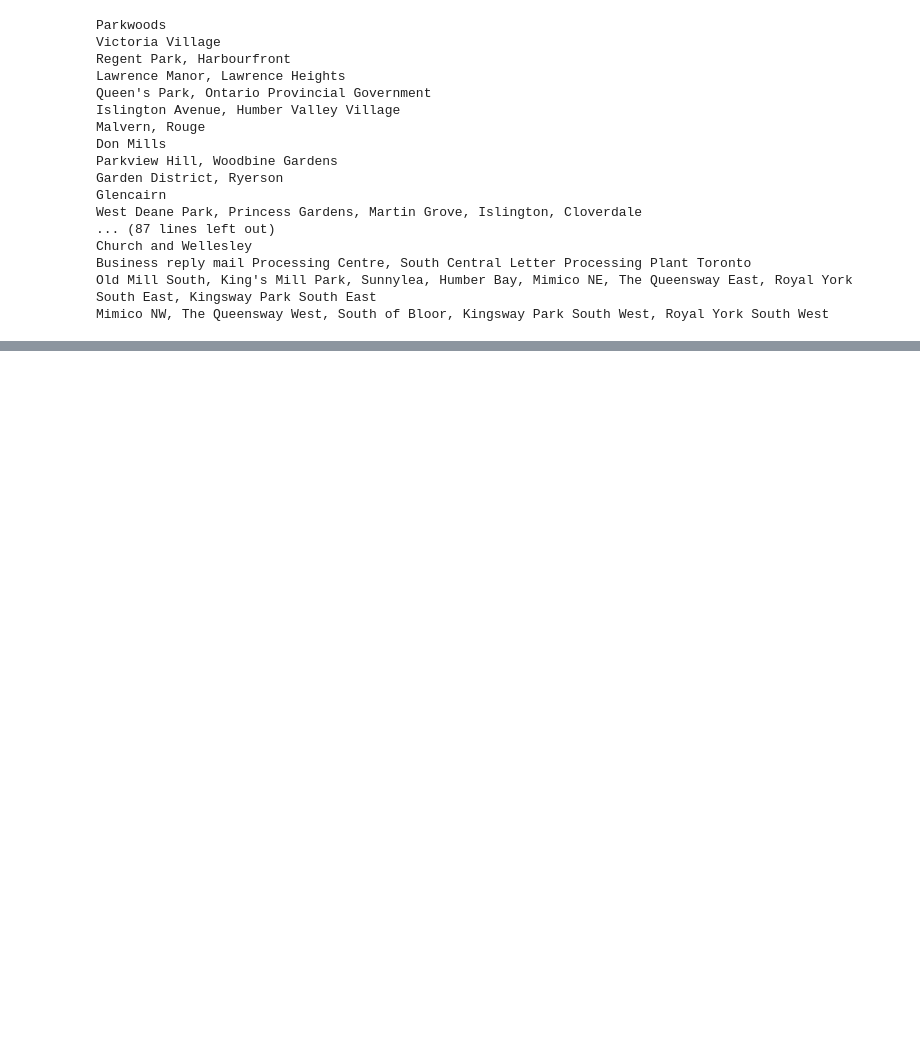
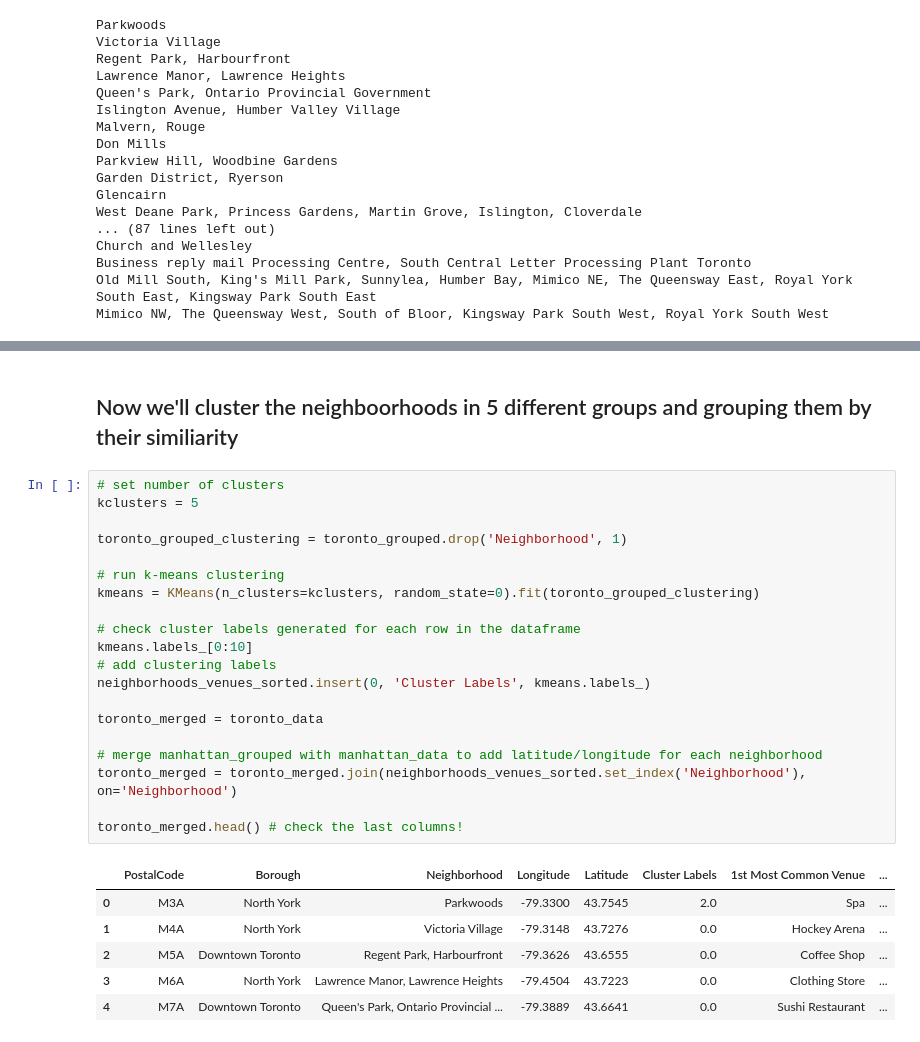
Before and after one commit to GuettlerPro/Coursera_Capstone, a Jupyter notebook: Segmenting and Clustering Neighborhoods in Toronto.ipynb, the cells around one changed output, grey strips where cells are left out. Saved outputs shown, nothing was run; the diff lists cells and outputs as text; blank space fills up the shorter version.

```diff
--- a/Segmenting and Clustering Neighborhoods in Toronto.ipynb
+++ b/Segmenting and Clustering Neighborhoods in Toronto.ipynb
@@ -276,0 +321,29 @@ toronto_grouped.head()
+# %% [markdown]
+## Now we'll cluster the neighboorhoods in 5 different groups and grouping them by their similiarity
+# %%
+# set number of clusters
+kclusters = 5
+
+toronto_grouped_clustering = toronto_grouped.drop('Neighborhood', 1)
+
+# run k-means clustering
+kmeans = KMeans(n_clusters=kclusters, random_state=0).fit(toronto_grouped_clustering)
+
+# check cluster labels generated for each row in the dataframe
+kmeans.labels_[0:10]
+# add clustering labels
+neighborhoods_venues_sorted.insert(0, 'Cluster Labels', kmeans.labels_)
+
+toronto_merged = toronto_data
+
+# merge manhattan_grouped with manhattan_data to add latitude/longitude for each neighborhood
+toronto_merged = toronto_merged.join(neighborhoods_venues_sorted.set_index('Neighborhood'), on='Neighborhood')
+
+toronto_merged.head() # check the last columns!
+# %% [output]
+|  | PostalCode | Borough | Neighborhood | Longitude | Latitude | Cluster Labels | 1st Most Common Venue | ... |
+| 0 | M3A | North York | Parkwoods | -79.3300 | 43.7545 | 2.0 | Spa | ... |
+| 1 | M4A | North York | Victoria Village | -79.3148 | 43.7276 | 0.0 | Hockey Arena | ... |
+| 2 | M5A | Downtown Toronto | Regent Park, Harbourfront | -79.3626 | 43.6555 | 0.0 | Coffee Shop | ... |
+| 3 | M6A | North York | Lawrence Manor, Lawrence Heights | -79.4504 | 43.7223 | 0.0 | Clothing Store | ... |
+| 4 | M7A | Downtown Toronto | Queen's Park, Ontario Provincial ... | -79.3889 | 43.6641 | 0.0 | Sushi Restaurant | ... |
```
Also changed, not shown: parts of 16 cells of this notebook.
